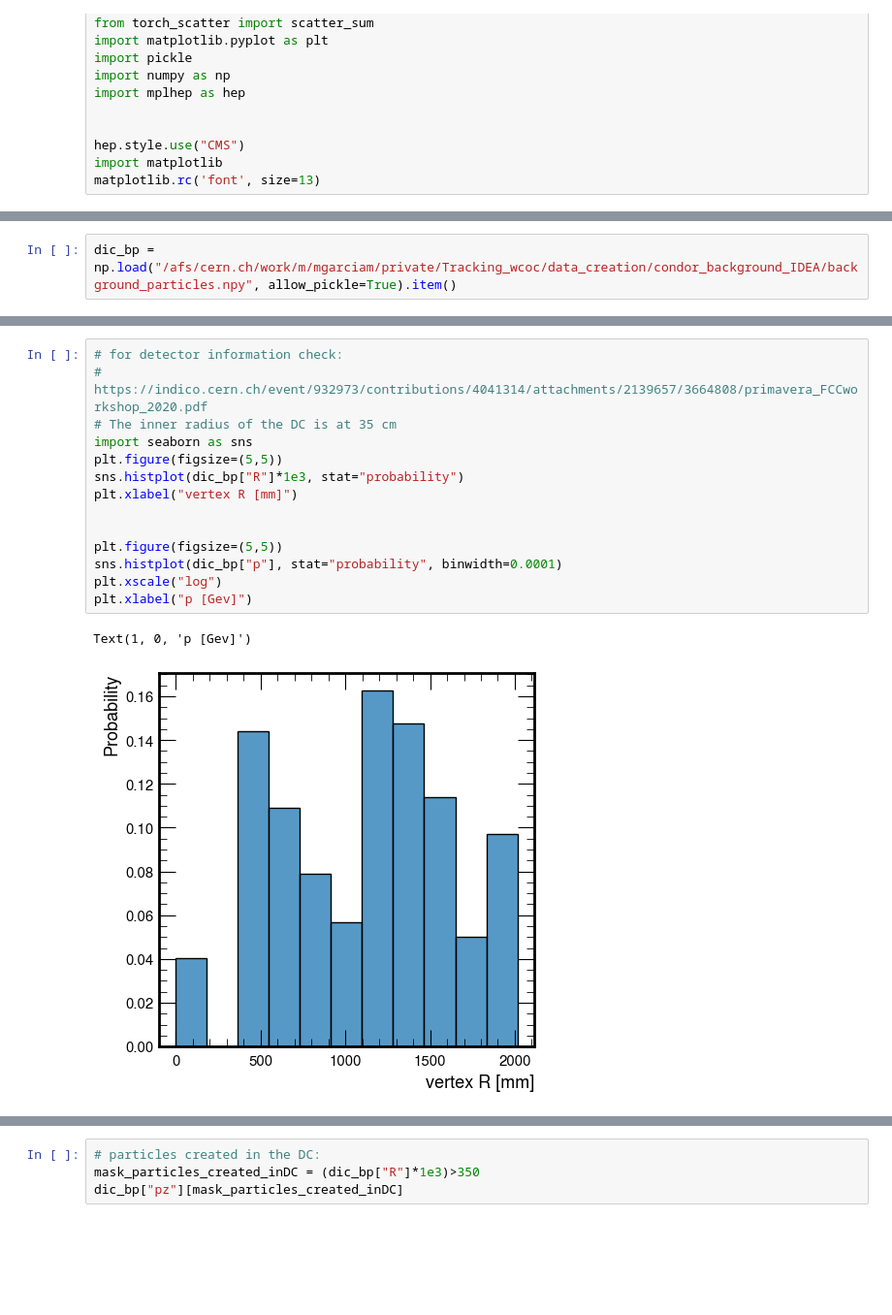
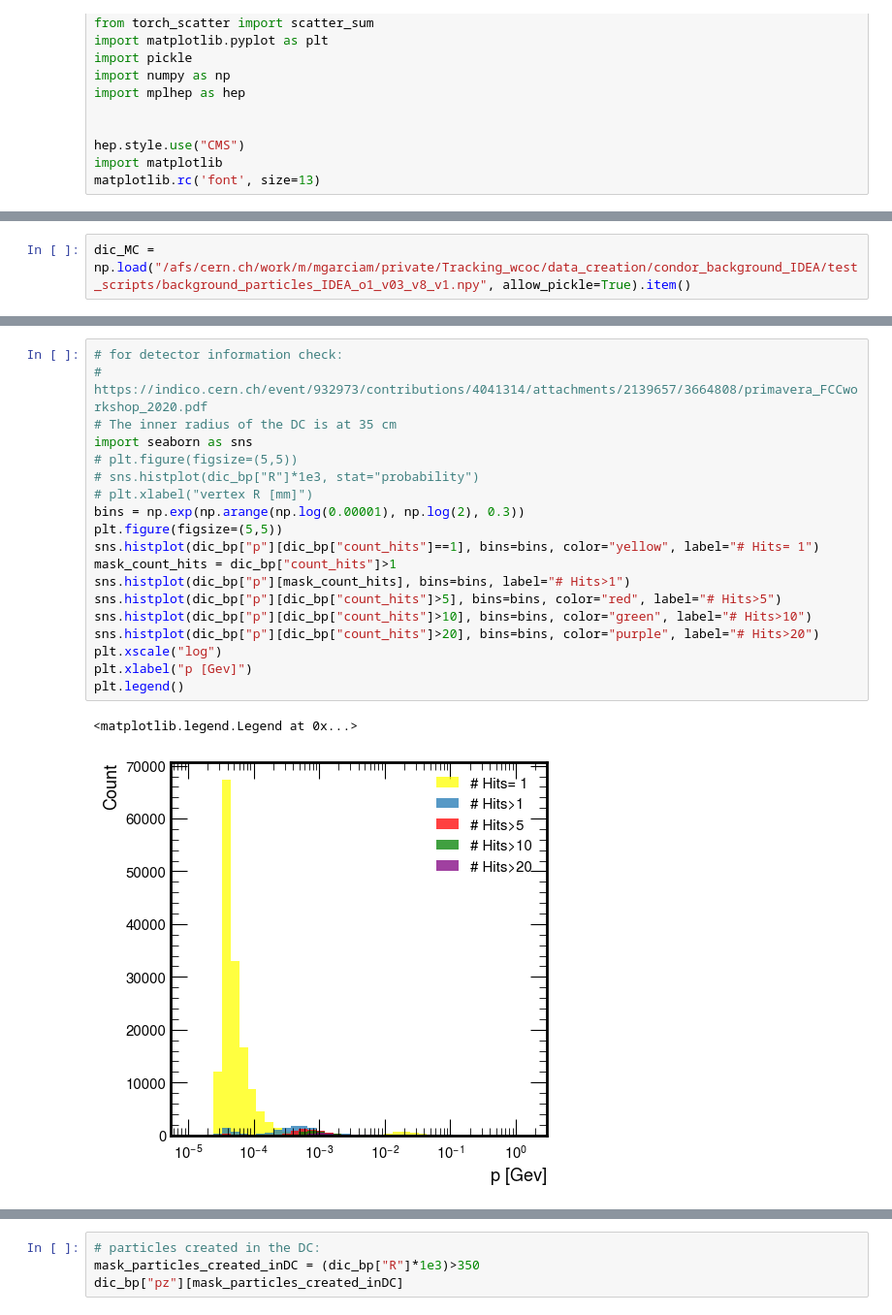
Before and after one commit to doloresgarcia/Tracking_DC, a Jupyter notebook: notebook/7_explore_background_particles.ipynb, the cells around one changed output, grey strips where cells are left out. Shown at 97% size. Cells and saved outputs as stored; diff of their text form; blank space fills up the shorter version.

```diff
--- a/notebook/7_explore_background_particles.ipynb
+++ b/notebook/7_explore_background_particles.ipynb
@@ -25,2 +28,2 @@ matplotlib.rc('font', size=13)
 # %%
-dic_bp = np.load("/afs/cern.ch/work/m/mgarciam/private/Tracking_wcoc/data_creation/condor_background_IDEA/background_particles.npy", allow_pickle=True).item()
+dic_MC = np.load("/afs/cern.ch/work/m/mgarciam/private/Tracking_wcoc/data_creation/condor_background_IDEA/test_scripts/background_particles_IDEA_o1_v03_v8_v1.npy", allow_pickle=True).item()
@@ -47,17 +210,22 @@ array([5.74947936e-03, 3.67210418e-05, 3.71818738e-05, 3.48091248e-05,
 # %%
 # for detector information check:
 # https://indico.cern.ch/event/932973/contributions/4041314/attachments/2139657/3664808/primavera_FCCworkshop_2020.pdf
 # The inner radius of the DC is at 35 cm
 import seaborn as sns
+# plt.figure(figsize=(5,5))
+# sns.histplot(dic_bp["R"]*1e3, stat="probability")
+# plt.xlabel("vertex R [mm]")
+bins = np.exp(np.arange(np.log(0.00001), np.log(2), 0.3))
 plt.figure(figsize=(5,5))
-sns.histplot(dic_bp["R"]*1e3, stat="probability")
-plt.xlabel("vertex R [mm]")
-
-
-plt.figure(figsize=(5,5))
-sns.histplot(dic_bp["p"], stat="probability", binwidth=0.0001)
+sns.histplot(dic_bp["p"][dic_bp["count_hits"]==1], bins=bins, color="yellow", label="# Hits= 1")
+mask_count_hits = dic_bp["count_hits"]>1
+sns.histplot(dic_bp["p"][mask_count_hits], bins=bins, label="# Hits>1")
+sns.histplot(dic_bp["p"][dic_bp["count_hits"]>5], bins=bins, color="red", label="# Hits>5")
+sns.histplot(dic_bp["p"][dic_bp["count_hits"]>10], bins=bins, color="green", label="# Hits>10")
+sns.histplot(dic_bp["p"][dic_bp["count_hits"]>20], bins=bins, color="purple", label="# Hits>20")
 plt.xscale("log")
 plt.xlabel("p [Gev]")
+plt.legend()
 # %% [output]
-Text(1, 0, 'p [Gev]')
+<matplotlib.legend.Legend at 0x...>
-[figure, old version]
+[figure, new version]
```
Also changed, not shown: parts of 18 cells of this notebook, 11 other files.
